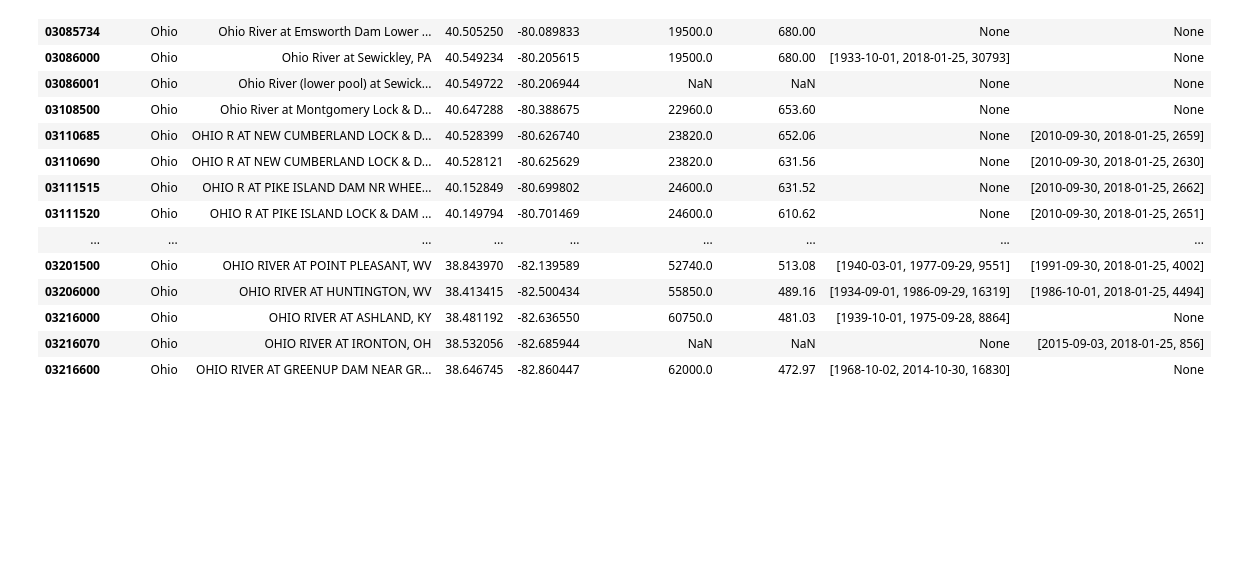
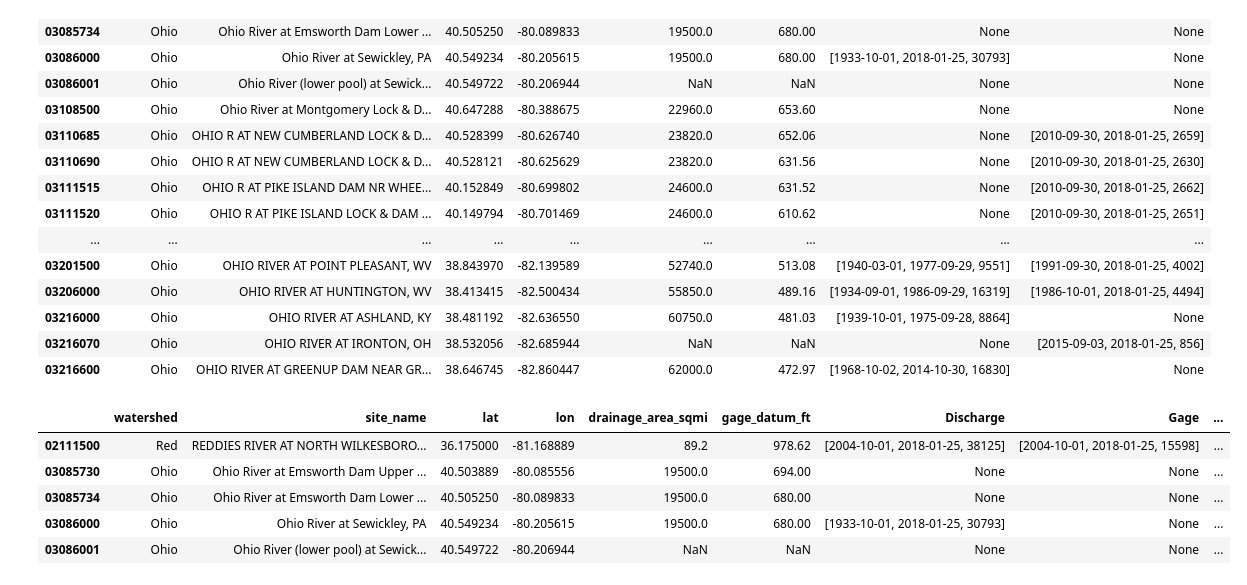
Before and after one commit to sealoving/Liang_Metis, a Jupyter notebook: Project_2/Luther_compile_USGS.ipynb, the cells around one changed output. Saved outputs shown, nothing was run; the diff lists cells and outputs as text; code cells hidden in the pictures; blank space fills up the shorter version.

Commit message:
Generated full station list

```diff
--- a/Project_2/Luther_compile_USGS.ipynb
+++ b/Project_2/Luther_compile_USGS.ipynb
@@ -198,3 +198,21 @@ df.head(20)
 | 03216000 | Ohio | OHIO RIVER AT ASHLAND, KY | 38.481192 | -82.636550 | 60750.0 | 481.03 | [1939-10-01, 1975-09-28, 8864] | None |
 | 03216070 | Ohio | OHIO RIVER AT IRONTON, OH | 38.532056 | -82.685944 | NaN | NaN | None | [2015-09-03, 2018-01-25, 856] |
 | 03216600 | Ohio | OHIO RIVER AT GREENUP DAM NEAR GR... | 38.646745 | -82.860447 | 62000.0 | 472.97 | [1968-10-02, 2014-10-30, 16830] | None |
+# %%
+# df.dropna(axis=0,subset=['Discharge','Gage'],how='all')
+def expand_list(df, col):
+    to_expand = df.dropna(axis=0, subset=[col])[col]
+    expanded = pd.DataFrame(to_expand.tolist(),index=to_expand.index,columns=[col+'_start',col+'_end',col+'_count'])
+    dfnew = pd.concat([df,expanded], axis=1)
+    return dfnew
+
+df = expand_list(df,'Discharge')
+df = expand_list(df,'Gage')
+df.head()
+# %% [output]
+|  | watershed | site_name | lat | lon | drainage_area_sqmi | gage_datum_ft | Discharge | Gage | ... |
+| 02111500 | Red | REDDIES RIVER AT NORTH WILKESBORO... | 36.175000 | -81.168889 | 89.2 | 978.62 | [2004-10-01, 2018-01-25, 38125] | [2004-10-01, 2018-01-25, 15598] | ... |
+| 03085730 | Ohio | Ohio River at Emsworth Dam Upper ... | 40.503889 | -80.085556 | 19500.0 | 694.00 | None | None | ... |
+| 03085734 | Ohio | Ohio River at Emsworth Dam Lower ... | 40.505250 | -80.089833 | 19500.0 | 680.00 | None | None | ... |
+| 03086000 | Ohio | Ohio River at Sewickley, PA | 40.549234 | -80.205615 | 19500.0 | 680.00 | [1933-10-01, 2018-01-25, 30793] | None | ... |
+| 03086001 | Ohio | Ohio River (lower pool) at Sewick... | 40.549722 | -80.206944 | NaN | NaN | None | None | ... |
```
Also changed, not shown: parts of 2 cells of this notebook.
